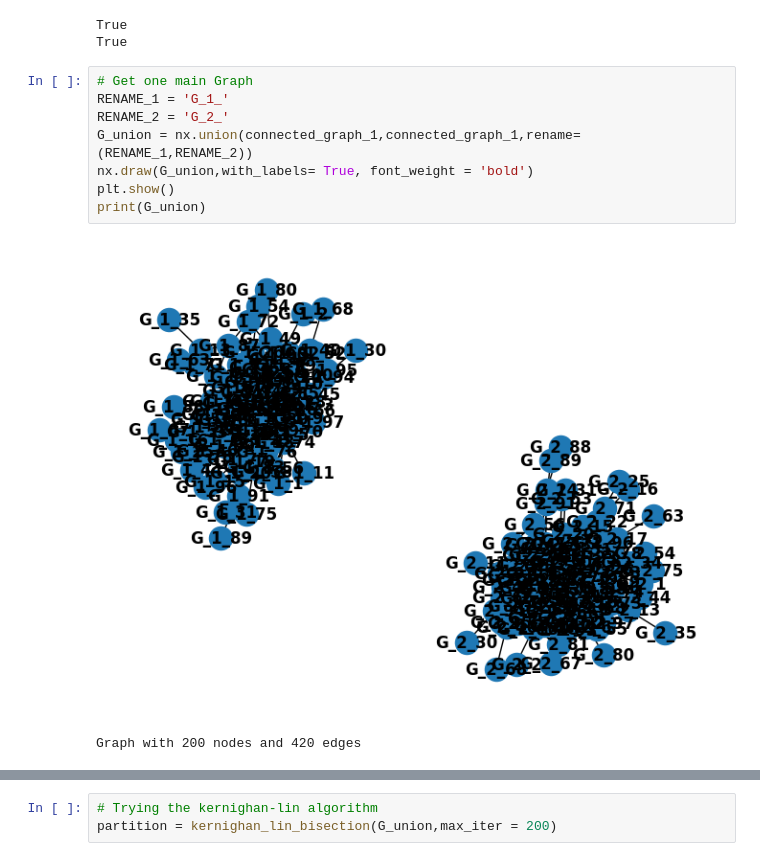
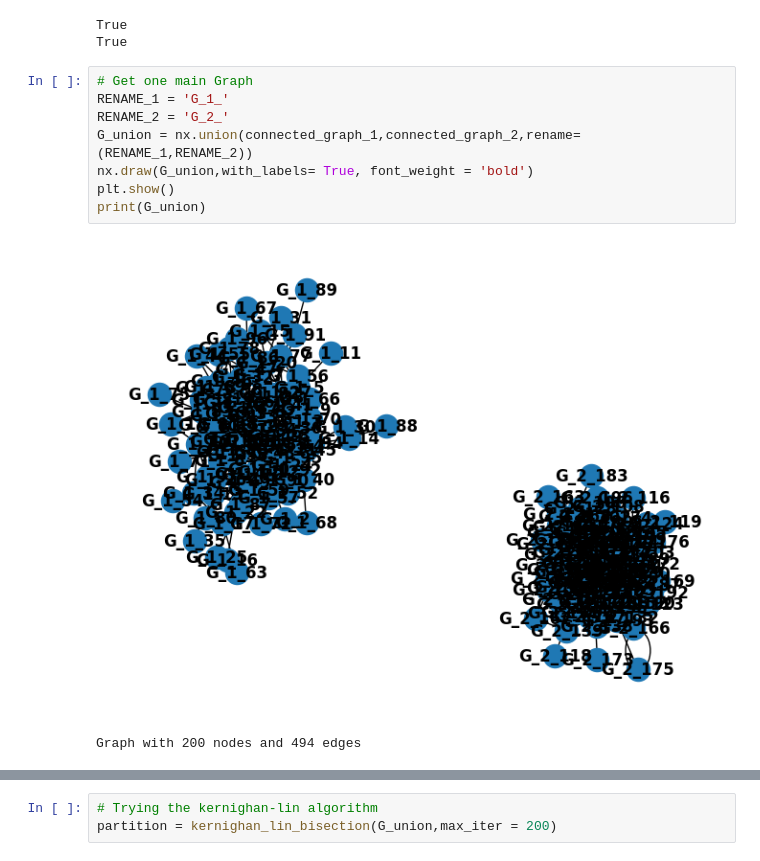
Before and after one commit to DoyleBellamy/Yap-470-Project-2023-Fall, a Jupyter notebook: DataCreation/GenerateYesLabeledGraph.ipynb, the cells around one changed output, grey strips where cells are left out. Saved outputs shown, nothing was run; the diff lists cells and outputs as text.

```diff
--- a/DataCreation/GenerateYesLabeledGraph.ipynb
+++ b/DataCreation/GenerateYesLabeledGraph.ipynb
@@ -44,14 +44,14 @@ True
 # %%
 # Get one main Graph
 RENAME_1 = 'G_1_'
 RENAME_2 = 'G_2_'
-G_union = nx.union(connected_graph_1,connected_graph_1,rename=(RENAME_1,RENAME_2))
+G_union = nx.union(connected_graph_1,connected_graph_2,rename=(RENAME_1,RENAME_2))
 nx.draw(G_union,with_labels= True, font_weight = 'bold')
 plt.show()
 print(G_union)
 # %% [output]
-[figure, old version]
+[figure, new version]
-Graph with 200 nodes and 420 edges
+Graph with 200 nodes and 494 edges
 # %%
 # We are adding edges between 2 connected subgraph
 
```
Also changed, not shown: parts of 4 cells of this notebook, 6 other files.
